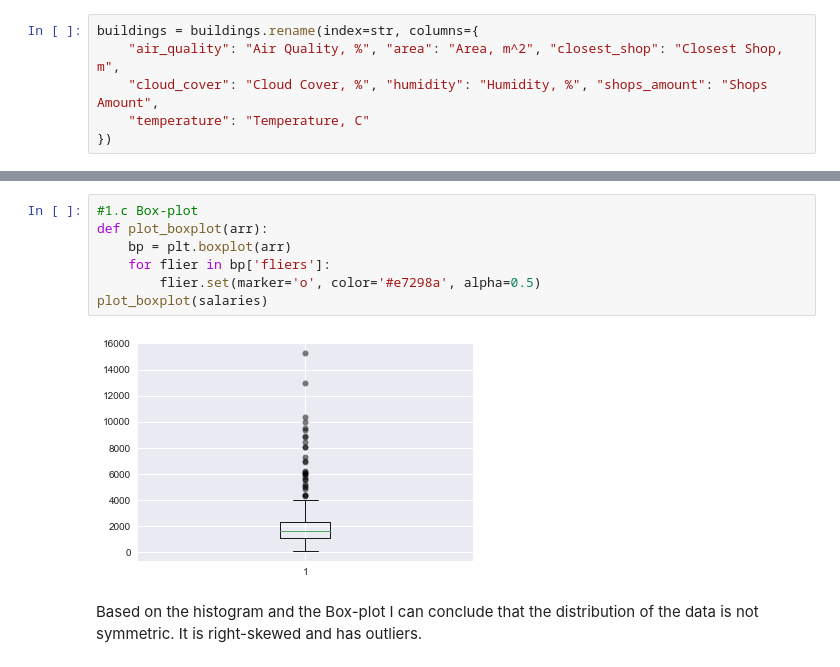
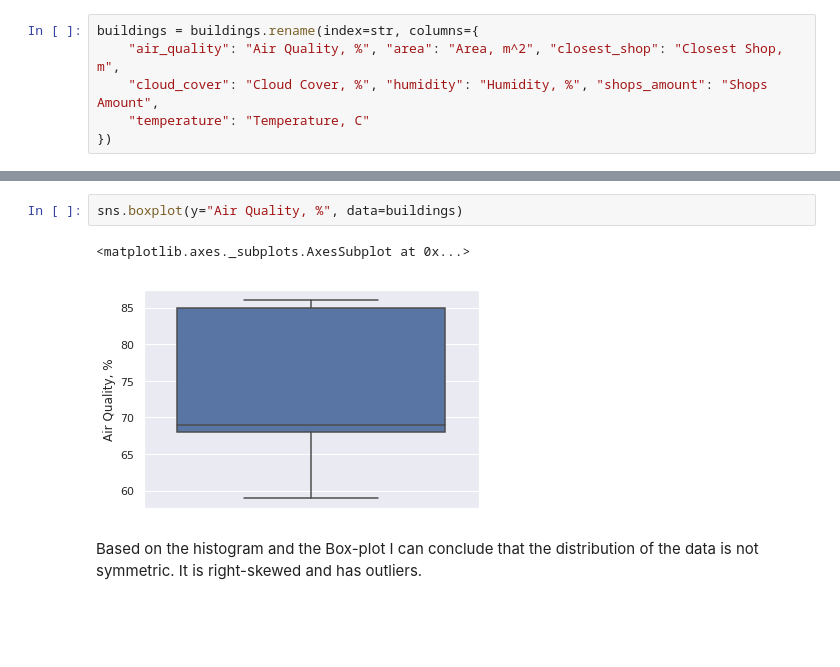
Before and after one commit to UCU-urban-intelligence/scrapper, a Jupyter notebook: statistics.ipynb, the cells around one changed output, grey strips where cells are left out. Cells and saved outputs as stored; diff of their text form; blank space fills up the shorter version.

```diff
--- a/statistics.ipynb
+++ b/statistics.ipynb
@@ -92,15 +92,11 @@ buildings.describe()
 | 50% | 69.000000 | 142.837429 | 296.000000 | 58.000000 | 69.000000 | 4.000000 | 9.710000 |
 | 75% | 85.000000 | 350.765680 | 497.000000 | 58.000000 | 70.000000 | 14.000000 | 9.790000 |
 | max | 86.000000 | 134746.326150 | 2027.000000 | 59.000000 | 70.000000 | 81.000000 | 9.950000 |
-# %%
-#1.c Box-plot
-def plot_boxplot(arr):
-    bp = plt.boxplot(arr)
-    for flier in bp['fliers']:
-        flier.set(marker='o', color='#e7298a', alpha=0.5)
-plot_boxplot(salaries)
-# %% [output]
-[figure, removed]
+# %%
+sns.boxplot(y="Air Quality, %", data=buildings)
+# %% [output]
+<matplotlib.axes._subplots.AxesSubplot at 0x...>
+[figure, added]
 # %% [markdown]
 Based on the histogram and the Box-plot I can conclude that the distribution of the data is not symmetric. It is right-skewed and has outliers.
 # %%
```
Also changed, not shown: 3 other files.
